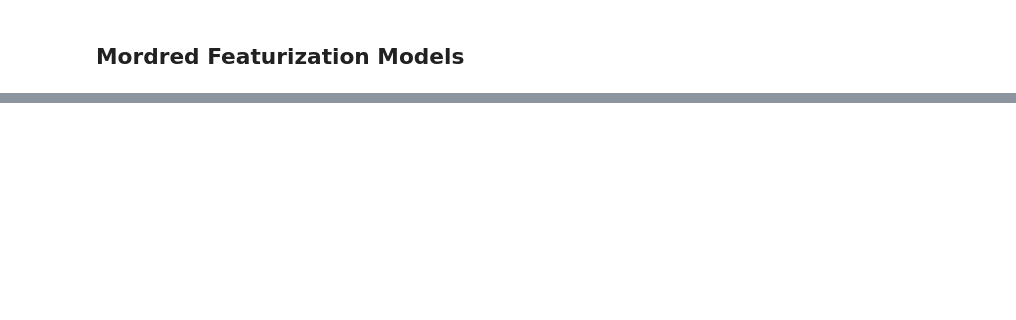
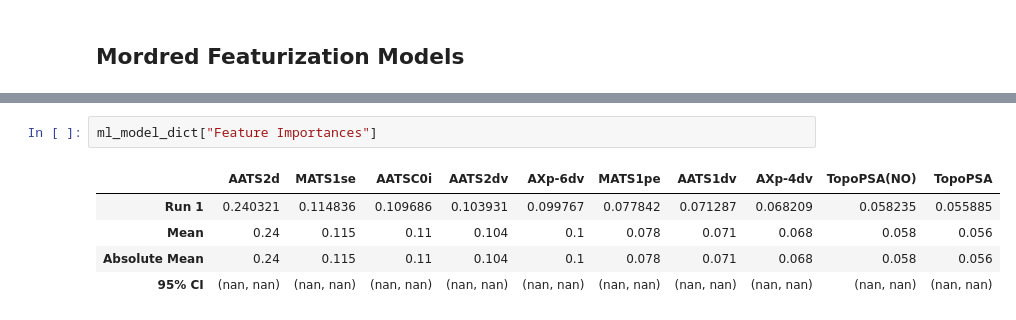
Before and after one commit to dganapat/melting_point_prediction_paper, a Jupyter notebook: mp_prediction_models.ipynb, the cells around one changed output, grey strips where cells are left out. Cells and saved outputs as stored; diff of their text form; blank space fills up the shorter version.

```diff
--- a/mp_prediction_models.ipynb
+++ b/mp_prediction_models.ipynb
@@ -905,0 +1078,8 @@ vbt_bq_dict["Plot"]
+# %%
+ml_model_dict["Feature Importances"]
+# %% [output]
+|  | AATS2d | MATS1se | AATSC0i | AATS2dv | AXp-6dv | MATS1pe | AATS1dv | AXp-4dv | TopoPSA(NO) | TopoPSA |
+| Run 1 | 0.240321 | 0.114836 | 0.109686 | 0.103931 | 0.099767 | 0.077842 | 0.071287 | 0.068209 | 0.058235 | 0.055885 |
+| Mean | 0.24 | 0.115 | 0.11 | 0.104 | 0.1 | 0.078 | 0.071 | 0.068 | 0.058 | 0.056 |
+| Absolute Mean | 0.24 | 0.115 | 0.11 | 0.104 | 0.1 | 0.078 | 0.071 | 0.068 | 0.058 | 0.056 |
+| 95% CI | (nan, nan) | (nan, nan) | (nan, nan) | (nan, nan) | (nan, nan) | (nan, nan) | (nan, nan) | (nan, nan) | (nan, nan) | (nan, nan) |
```
Also changed, not shown: parts of 33 cells of this notebook, 58 other files.
